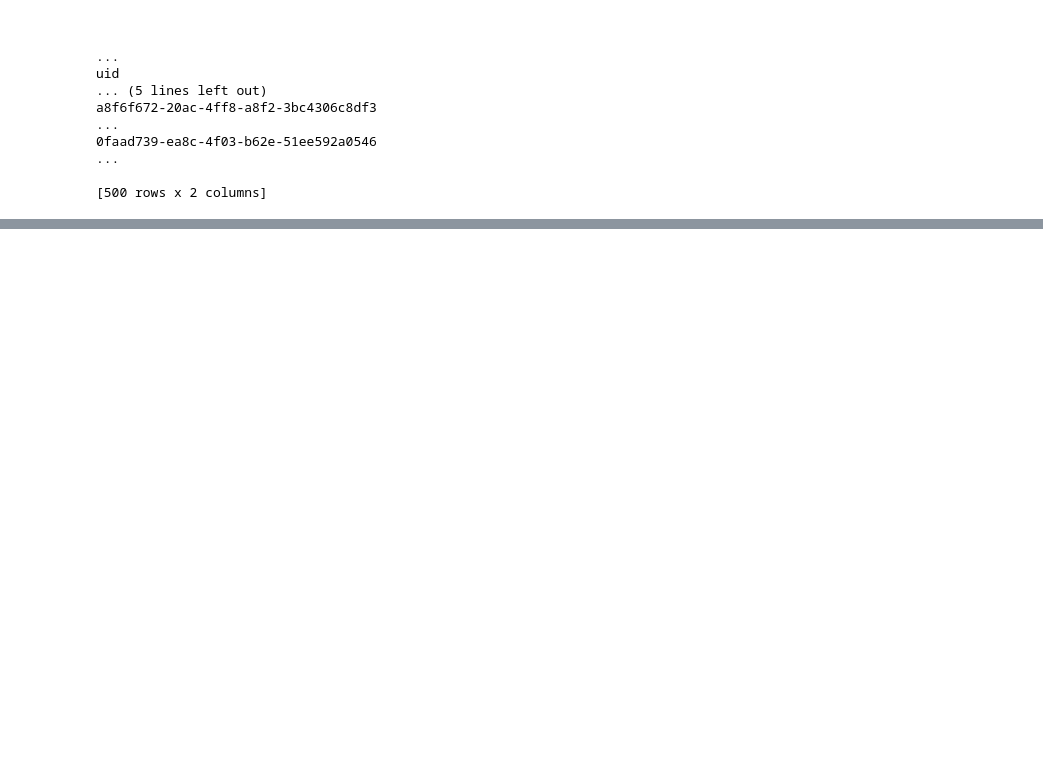
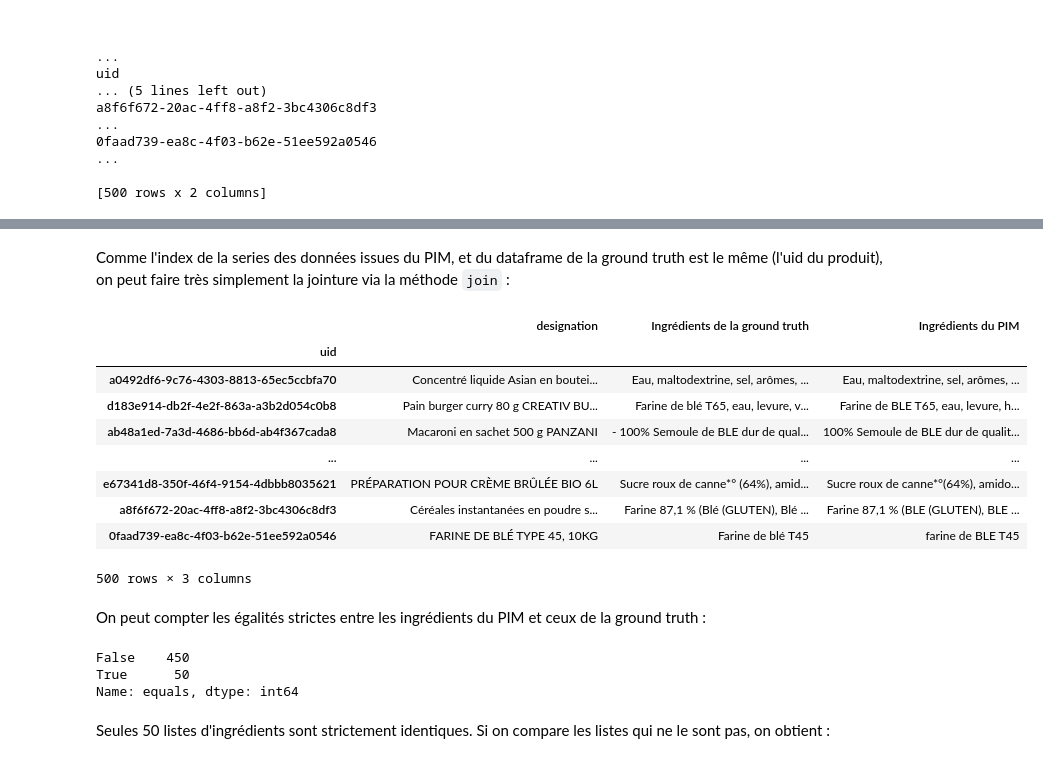
Before and after one commit to UltraDiuve/PIM-Recognizer, a Jupyter notebook: report/notebooks/ground_truth_constitution.ipynb, the cells around one changed output, grey strips where cells are left out. Drawn from its saved outputs; the diff is of its cells as text; code cells hidden in the pictures; blank space fills up the shorter version.

```diff
--- a/report/notebooks/ground_truth_constitution.ipynb
+++ b/report/notebooks/ground_truth_constitution.ipynb
@@ -194,0 +224,6 @@ a8f6f672-20ac-4ff8-a8f2-3bc4306c8df3
+# %%
+df_gt = pd.read_csv(os.path.join('..', '..', 'ground_truth', 'manually_labelled_ground_truth.csv'),
+                    sep=';',
+                    encoding='latin-1',
+                    index_col='uid')
+df_gt
@@ -194,0 +241,31 @@ a8f6f672-20ac-4ff8-a8f2-3bc4306c8df3
+# %% [markdown]
+Comme l'index de la series des données issues du PIM, et du dataframe de la ground truth est le même (l'uid du produit), on peut faire très simplement la jointure via la méthode `join` :
+# %%
+merged = (df_gt.join(pim_ds)
+               .rename({'ingredients': 'Ingrédients de la ground truth',
+                        'properties.pprodc:ingredientsList': 'Ingrédients du PIM'},
+                       axis=1)
+         )
+merged
+# %% [output]
+|  | designation | Ingrédients de la ground truth | Ingrédients du PIM |
+| uid |  |  |  |
+| a0492df6-9c76-4303-8813-65ec5ccbfa70 | Concentré liquide Asian en boutei... | Eau, maltodextrine, sel, arômes, ... | Eau, maltodextrine, sel, arômes, ... |
+| d183e914-db2f-4e2f-863a-a3b2d054c0b8 | Pain burger curry 80 g CREATIV BU... | Farine de blé T65, eau, levure, v... | Farine de BLE T65, eau, levure, h... |
+| ab48a1ed-7a3d-4686-bb6d-ab4f367cada8 | Macaroni en sachet 500 g PANZANI | - 100% Semoule de BLE dur de qual... | 100% Semoule de BLE dur de qualit... |
+| ... | ... | ... | ... |
+| e67341d8-350f-46f4-9154-4dbbb8035621 | PRÉPARATION POUR CRÈME BRÛLÉE BIO 6L | Sucre roux de canne*° (64%), amid... | Sucre roux de canne*°(64%), amido... |
+| a8f6f672-20ac-4ff8-a8f2-3bc4306c8df3 | Céréales instantanées en poudre s... | Farine 87,1 % (Blé (GLUTEN), Blé ... | Farine 87,1 % (BLE (GLUTEN), BLE ... |
+| 0faad739-ea8c-4f03-b62e-51ee592a0546 | FARINE DE BLÉ TYPE 45, 10KG | Farine de blé T45 | farine de BLE T45 |
+500 rows × 3 columns
+# %% [markdown]
+On peut compter les égalités strictes entre les ingrédients du PIM et ceux de la ground truth :
+# %%
+merged['equals'] = (merged['Ingrédients du PIM'] == merged['Ingrédients de la ground truth'])
+merged['equals'].value_counts()
+# %% [output]
+False    450
+True      50
+Name: equals, dtype: int64
+# %% [markdown]
+Seules 50 listes d'ingrédients sont strictement identiques. Si on compare les listes qui ne le sont pas, on obtient :
```
Also changed, not shown: parts of 9 cells of this notebook, 1 other file.
